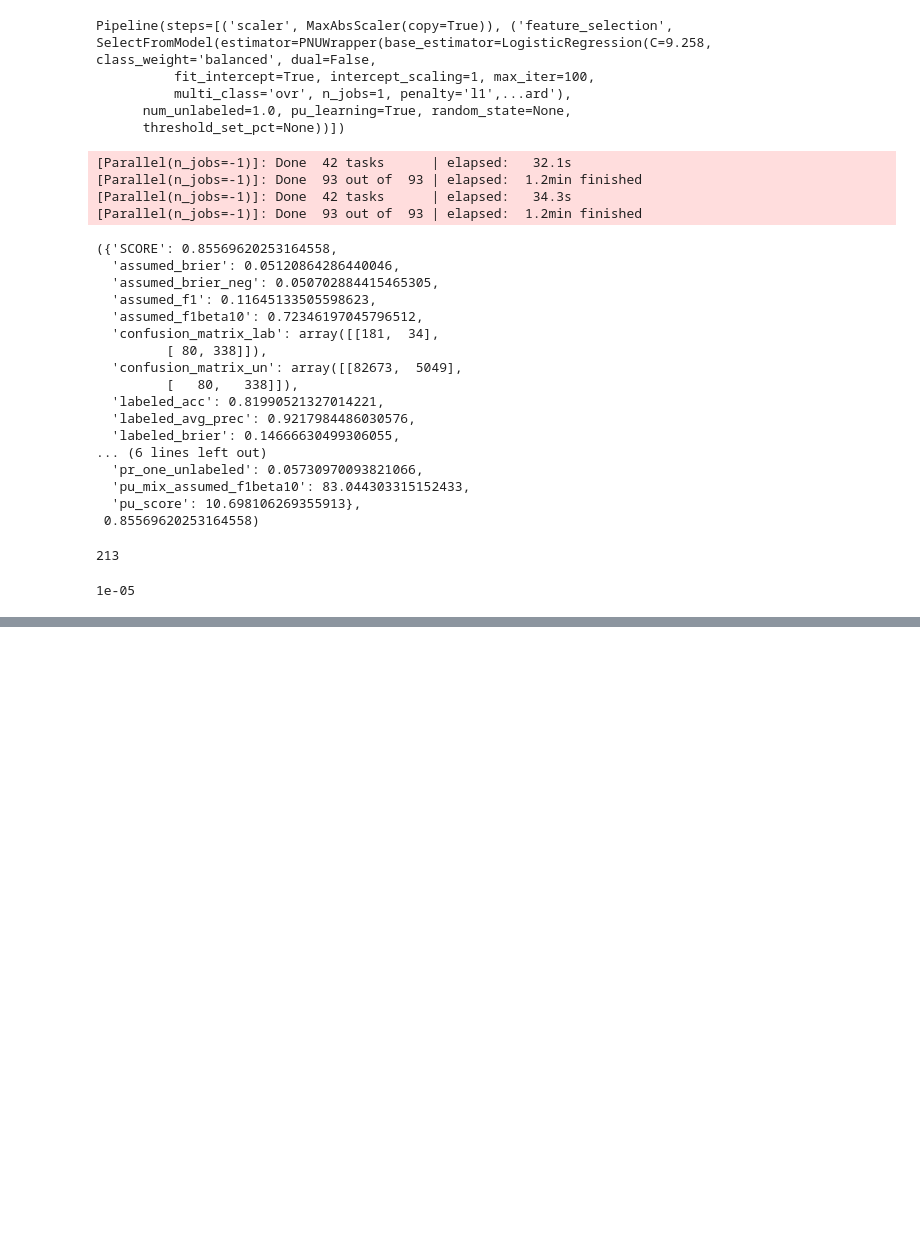
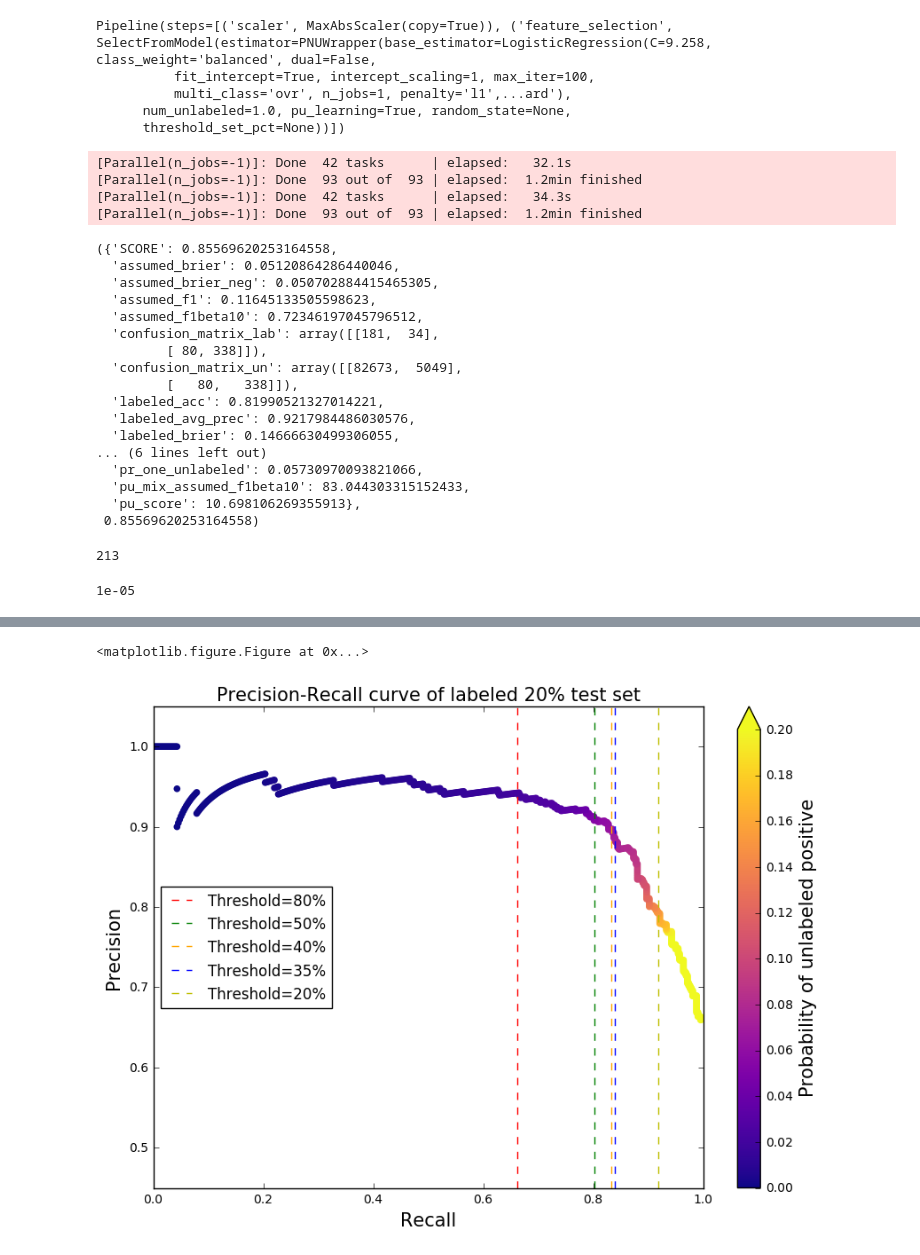
Before and after one commit to milliman/EPI_Machine_Learning, a Jupyter notebook: Large Search Nested Cross Repeated Random Sub-Sampling.ipynb, the cells around one changed output, grey strips where cells are left out. Drawn from its saved outputs; the diff is of its cells as text; code cells hidden in the pictures; blank space fills up the shorter version.

Commit message:
added some code for graphing PR curve with other metrics

```diff
--- a/Large Search Nested Cross Repeated Random Sub-Sampling.ipynb
+++ b/Large Search Nested Cross Repeated Random Sub-Sampling.ipynb
@@ -676,0 +803,13 @@ pipe.named_steps['feature_selection'].threshold_
+# %%
+pr, re, th = precision_recall_curve(labeled_probas.y_test, labeled_probas.probas, pos_label=1)
+# %%
+# find pr of unlabeled == pos
+unlabeled_probas = probas_df[probas_df.y_test == -1].probas.values
+total_unlabeled = len(unlabeled_probas)
+pr_one_un = []
+for thresh in th:
+    p = sum(unlabeled_probas >= thresh)
+    pr_one_un.append(p / total_unlabeled)
+    print("{}:{} ".format(thresh, p/total_unlabeled))
+pr_one_un.append(0.0)
+pr_one_un = np.array(pr_one_un)
@@ -676,0 +834,10 @@ pipe.named_steps['feature_selection'].threshold_
+# %%
+def find_re_pr_prob(thresh):
+    idx = np.nonzero(th >= thresh)[0][0]
+    return re[idx], pr[idx], pr_one_un[idx]
+# %%
+re_50, pr_50, _ = find_re_pr_prob(0.5)
+re_35, pr_35, _ = find_re_pr_prob(0.35)
+re_40, pr_40, _ = find_re_pr_prob(0.4)
+re_80, pr_80, _ = find_re_pr_prob(0.8)
+re_20, pr_20, _ = find_re_pr_prob(0.2)
@@ -676,0 +846,24 @@ pipe.named_steps['feature_selection'].threshold_
+# %%
+plt.clf()
+plt.figure(figsize=(10, 7))
+plt.xlabel('Recall', fontsize=15)
+plt.xlim((0.0, 1.0))
+plt.ylabel('Precision', fontsize=15)
+plt.ylim((0.45, 1.05))
+plt.title('Precision-Recall curve of labeled 20% test set', fontsize=15)
+norm = colors.Normalize(vmin=0.0, vmax=0.2)
+cmap = cm.plasma
+plt.scatter(re, pr, c=pr_one_un, cmap=cmap, norm=norm, edgecolors='none', s=30)
+#plt.scatter(re, pr, c=np.append(th, 1.0), cmap=cm.plasma, norm=norm)
+cb = plt.colorbar(orientation='vertical', extend='max')
+cb.set_label('Probability of unlabeled positive', fontsize=15)
+plt.axvline(x=re_80, ls="--", c='r', label='Threshold=80%')
+plt.axvline(x=re_50, ls="--", c='g', label='Threshold=50%')
+plt.axvline(x=re_40, ls="--", c='orange', label='Threshold=40%')
+plt.axvline(x=re_35, ls="--", c='b', label='Threshold=35%')
+plt.axvline(x=re_20, ls="--", c='y', label='Threshold=20%')
+plt.legend(loc='center left')
+plt.show()
+# %% [output]
+<matplotlib.figure.Figure at 0x...>
+[figure, added]
```
Also changed, not shown: parts of 17 cells of this notebook.
